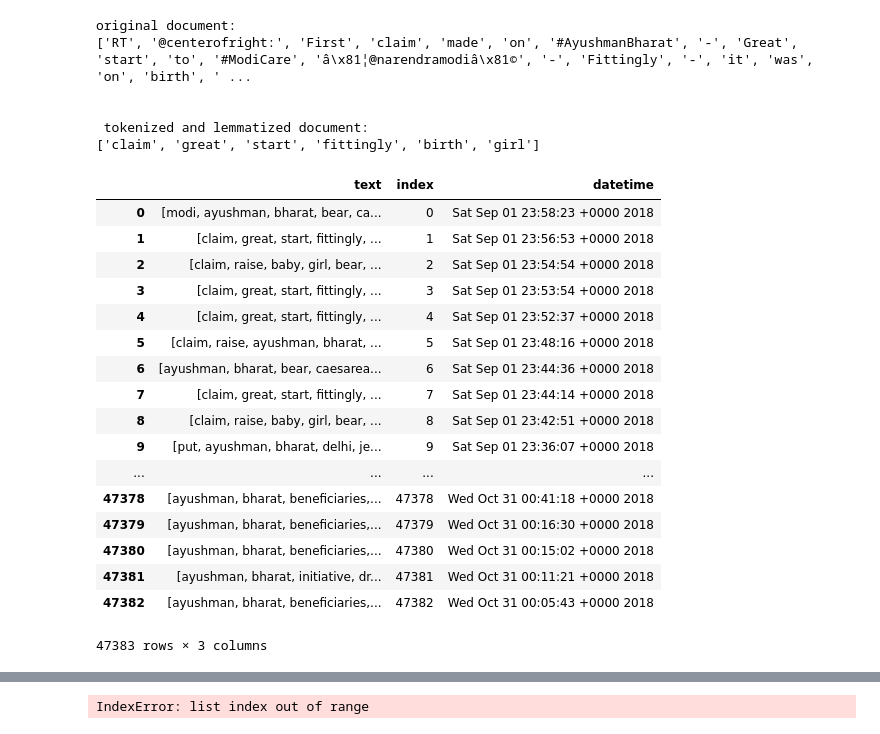
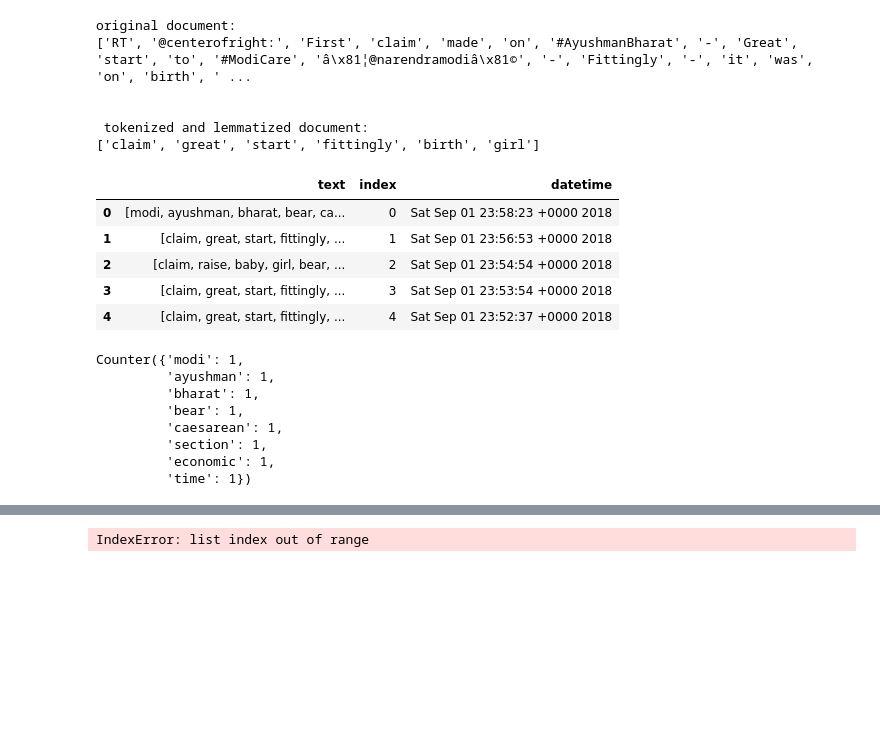
Before and after one commit to sagban/twitter-modelling, a Jupyter notebook: frequency_words.ipynb, the cells around one changed output, grey strips where cells are left out. Saved outputs shown, nothing was run; the diff lists cells and outputs as text; code cells hidden in the pictures; blank space fills up the shorter version.

```diff
--- a/frequency_words.ipynb
+++ b/frequency_words.ipynb
@@ -125,24 +125,12 @@ original document:
 processed_docs = document
 processed_docs['text'] = processed_docs['text'].map(preprocess)
 # %%
-processed_docs
+processed_docs.head()
 # %% [output]
 |  | text | index | datetime |
 | 0 | [modi, ayushman, bharat, bear, ca... | 0 | Sat Sep 01 23:58:23 +0000 2018 |
 | 1 | [claim, great, start, fittingly, ... | 1 | Sat Sep 01 23:56:53 +0000 2018 |
 | 2 | [claim, raise, baby, girl, bear, ... | 2 | Sat Sep 01 23:54:54 +0000 2018 |
 | 3 | [claim, great, start, fittingly, ... | 3 | Sat Sep 01 23:53:54 +0000 2018 |
 | 4 | [claim, great, start, fittingly, ... | 4 | Sat Sep 01 23:52:37 +0000 2018 |
-| 5 | [claim, raise, ayushman, bharat, ... | 5 | Sat Sep 01 23:48:16 +0000 2018 |
-| 6 | [ayushman, bharat, bear, caesarea... | 6 | Sat Sep 01 23:44:36 +0000 2018 |
-| 7 | [claim, great, start, fittingly, ... | 7 | Sat Sep 01 23:44:14 +0000 2018 |
-| 8 | [claim, raise, baby, girl, bear, ... | 8 | Sat Sep 01 23:42:51 +0000 2018 |
-| 9 | [put, ayushman, bharat, delhi, je... | 9 | Sat Sep 01 23:36:07 +0000 2018 |
-| ... | ... | ... | ... |
-| 47378 | [ayushman, bharat, beneficiaries,... | 47378 | Wed Oct 31 00:41:18 +0000 2018 |
-| 47379 | [ayushman, bharat, beneficiaries,... | 47379 | Wed Oct 31 00:16:30 +0000 2018 |
-| 47380 | [ayushman, bharat, beneficiaries,... | 47380 | Wed Oct 31 00:15:02 +0000 2018 |
-| 47381 | [ayushman, bharat, initiative, dr... | 47381 | Wed Oct 31 00:11:21 +0000 2018 |
-| 47382 | [ayushman, bharat, beneficiaries,... | 47382 | Wed Oct 31 00:05:43 +0000 2018 |
-47383 rows × 3 columns
 # %%
@@ -162,3 +149,13 @@ def freq(string):
 # %%
 str1 = concat(processed_docs['text'][0])
 a = freq(str1)
+a
+# %% [output]
+Counter({'modi': 1,
+         'ayushman': 1,
+         'bharat': 1,
+         'bear': 1,
+         'caesarean': 1,
+         'section': 1,
+         'economic': 1,
+         'time': 1})
```
Also changed, not shown: parts of 22 cells of this notebook, 2 other files.
